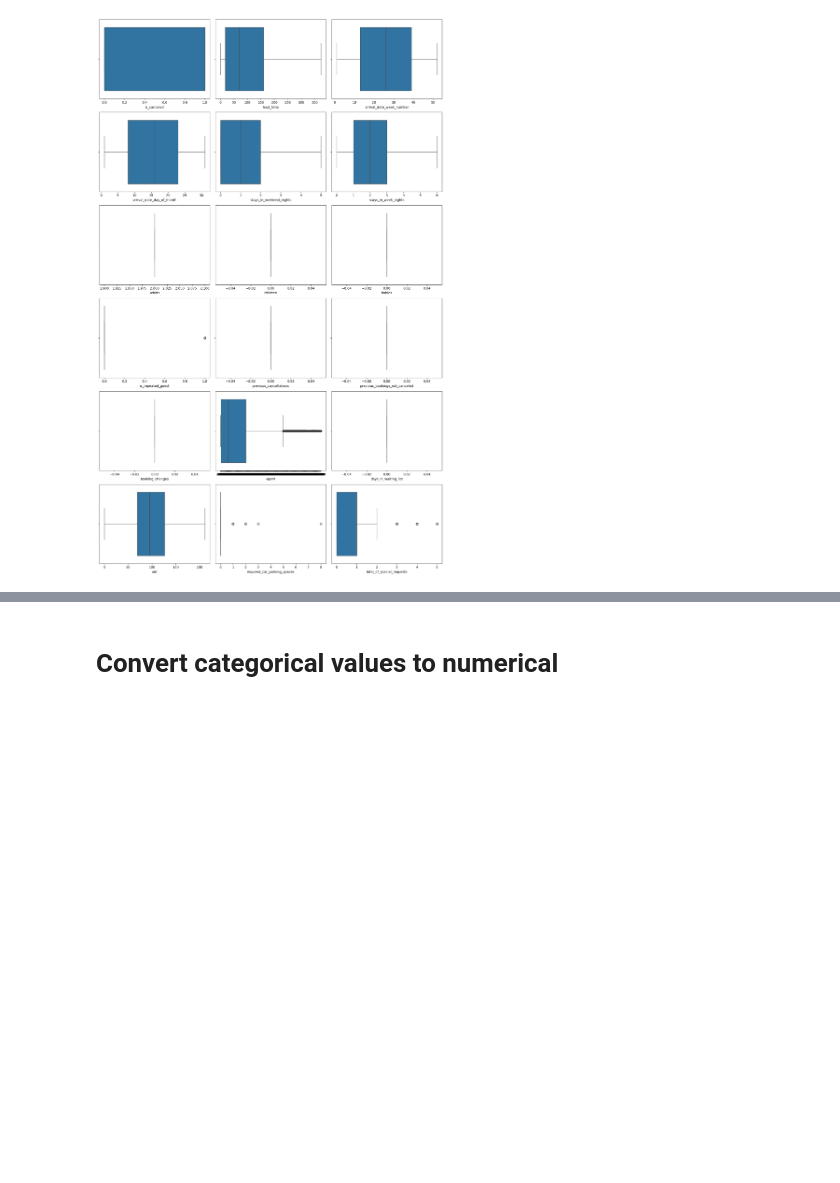
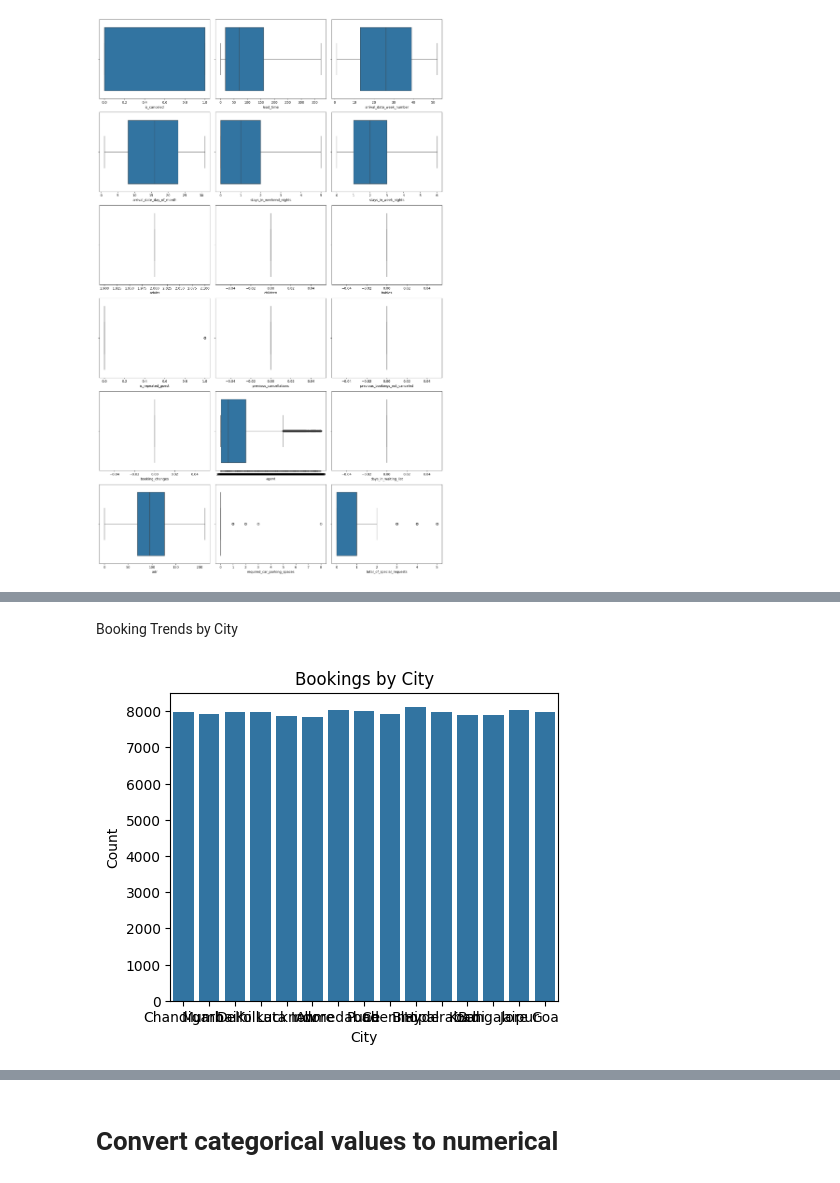
Before and after one commit to mohamedelziat50/Hotel-Bookings-AI-MIU, a Jupyter notebook: Hotel_Booking.ipynb, the cells around one changed output, grey strips where cells are left out. Saved outputs shown, nothing was run; the diff lists cells and outputs as text; code cells hidden in the pictures; blank space fills up the shorter version.

```diff
--- a/Hotel_Booking.ipynb
+++ b/Hotel_Booking.ipynb
@@ -480,0 +523,11 @@ visualize_diagram("Boxplot")
+# %% [markdown]
+Booking Trends by City
+# %%
+plt.figure(figsize=(5,4))
+sns.countplot(x='city', data=df)
+plt.title('Bookings by City')
+plt.xlabel('City')
+plt.ylabel('Count')
+plt.show()
+# %% [output]
+[figure, added]
```
Also changed, not shown: parts of 22 cells of this notebook.
